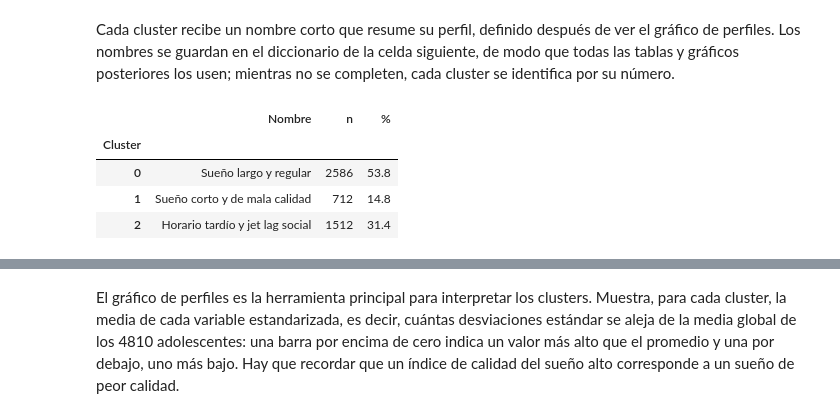
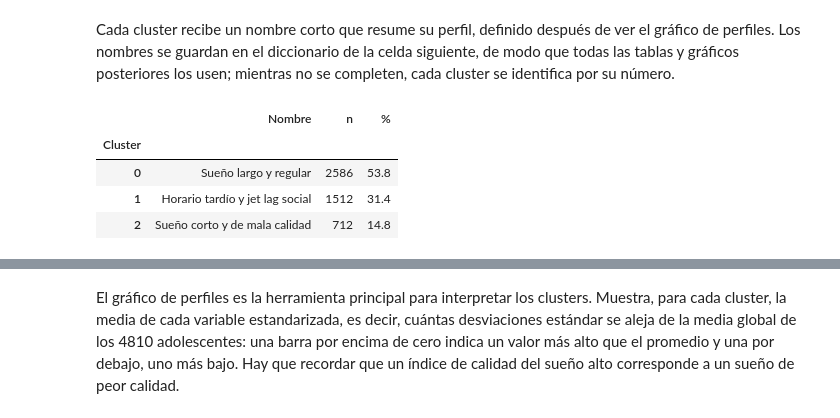
Before and after one commit to luencaro/screen-time-mental-health-py, a Jupyter notebook: notebooks/clustering.ipynb, the cells around one changed output, grey strips where cells are left out. Drawn from its saved outputs; the diff is of its cells as text; code cells hidden in the pictures.

```diff
--- a/notebooks/clustering.ipynb
+++ b/notebooks/clustering.ipynb
@@ -108,19 +108,19 @@ Cada cluster recibe un nombre corto que resume su perfil, definido después de v
 # %%
 # Nombres definidos a partir del gráfico de perfiles
 NOMBRES_CLUSTERS = {
     0: "Sueño largo y regular",
-    1: "Sueño corto y de mala calidad",
-    2: "Horario tardío y jet lag social",
+    1: "Horario tardío y jet lag social",
+    2: "Sueño corto y de mala calidad",
 }
 nombres = completar_nombres(NOMBRES_CLUSTERS, K_ELEGIDO)
 
 tabla_tamanos(etiquetas, nombres)
 # %% [output]
 |  | Nombre | n | % |
 | Cluster |  |  |  |
 | 0 | Sueño largo y regular | 2586 | 53.8 |
-| 1 | Sueño corto y de mala calidad | 712 | 14.8 |
-| 2 | Horario tardío y jet lag social | 1512 | 31.4 |
+| 1 | Horario tardío y jet lag social | 1512 | 31.4 |
+| 2 | Sueño corto y de mala calidad | 712 | 14.8 |
 # %%
 # Unidades originales de cada variable
 tabla_medias_medianas(X, etiquetas).round(2)
```
Also changed, not shown: parts of 9 cells of this notebook, 22 other files.
